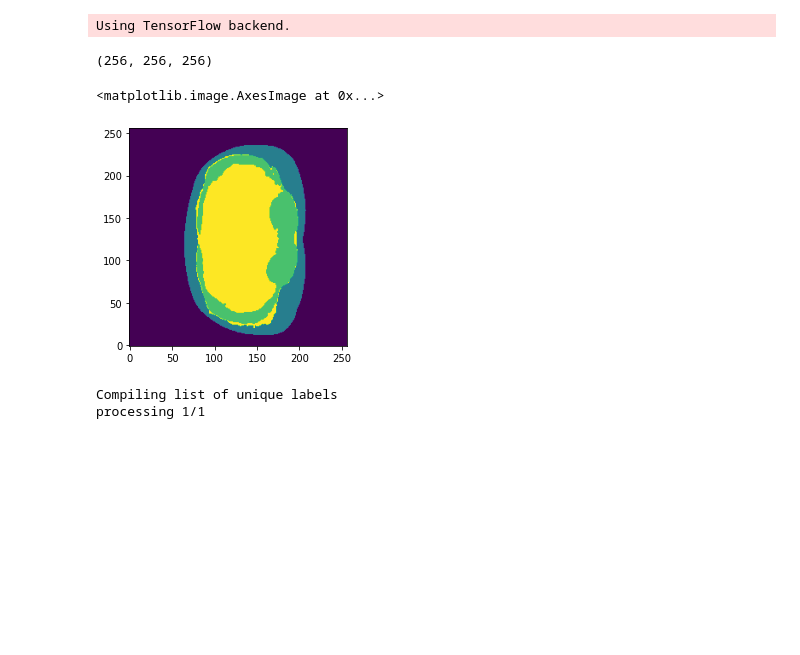
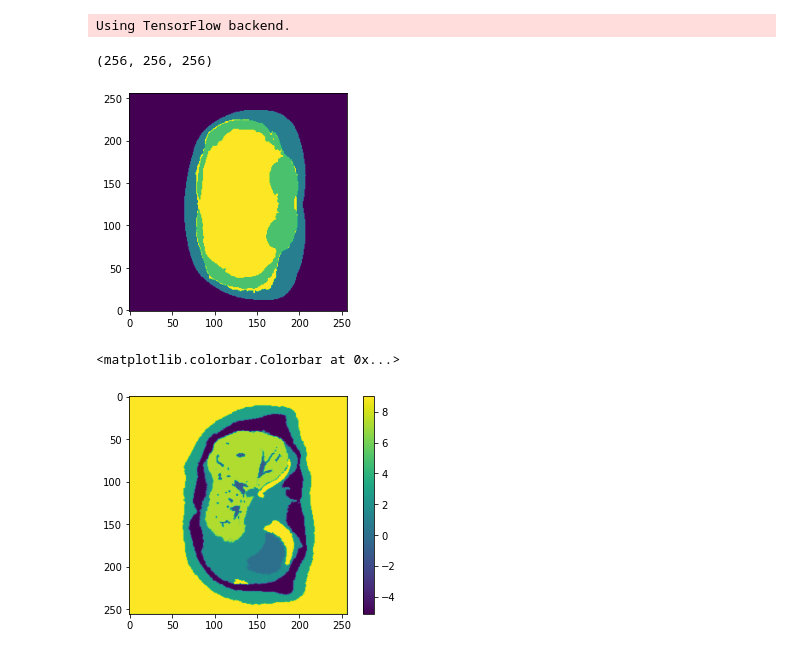
Before and after one commit to cjbueloMP/lab2im, a Jupyter notebook: generate_data.ipynb, the cells around one changed output. Saved outputs shown, nothing was run; the diff lists cells and outputs as text; code cells hidden in the pictures; blank space fills up the shorter version.

Commit message:
added generation labels to avoid wonky label assignment

```diff
--- a/generate_data.ipynb
+++ b/generate_data.ipynb
@@ -36,9 +36,12 @@ print(liver256.shape)
 liver_nii = nb.Nifti1Image(liver256, affine=np.eye(4))
 nb.save(liver_nii,'liver_256_all_parts_seg_20180410.nii.gz')
 plt.imshow(liver256[:,:,0],origin='lower')
+
+# test generation labels
+generation_labels = np.array([0,1,2,3,4,5,6,7])
+np.save('generation_labels.npy',generation_labels)
 # %% [output]
 (256, 256, 256)
-<matplotlib.image.AxesImage at 0x...>
 [figure]
 # %%
 import os
@@ -51,19 +54,21 @@ path_label_map = './liver_256_all_parts_seg_20180410.nii.gz'
 
 # general parameters
 n_examples = 100
-n_eval = 20
-result_dir = '/raid/generated_images_101920'
+n_eval = 29
+result_dir = '/raid/generated_images_110320'
 output_shape = None  # shape of the output images, obtained by randomly cropping the generated images
 
 prior_distribution = 'normal'
 prior_means = './liver_means.npy'
 prior_stds = './liver_stds.npy'
+generation_labels = './generation_labels.npy'
 
 liver_generator = ImageGenerator(labels_dir = path_label_map,
-                                prior_distributions=prior_distribution,
-                                prior_means=prior_means,
-                                prior_stds=prior_stds,
-                                )
+                                 generation_labels=generation_labels,
+                                 prior_distributions=prior_distribution,
+                                 prior_means=prior_means,
+                                 prior_stds=prior_stds,
+                                 )
 
 # create result dir
 if not os.path.exists(os.path.join(result_dir)):
@@ -91,6 +96,11 @@ for n in range(n_eval):
     # save output image and label map
     save_volume(im, liver_generator.aff, liver_generator.header, os.path.join(eval_dir, 'chi_%s.nii.gz' % n))
     save_volume(lab, liver_generator.aff, liver_generator.header, os.path.join(eval_dir, 'chi_labels_%s.nii.gz' % n))
-# %% [output]
-Compiling list of unique labels
-processing 1/1
+# %%
+liver = nb.load('/raid/generated_images_110320/train/chi_1.nii.gz')
+liver = np.array(liver.dataobj)
+plt.imshow(liver[:,:,160])
+plt.colorbar()
+# %% [output]
+<matplotlib.colorbar.Colorbar at 0x...>
+[figure, added]
```
Also changed, not shown: 2 other files.
